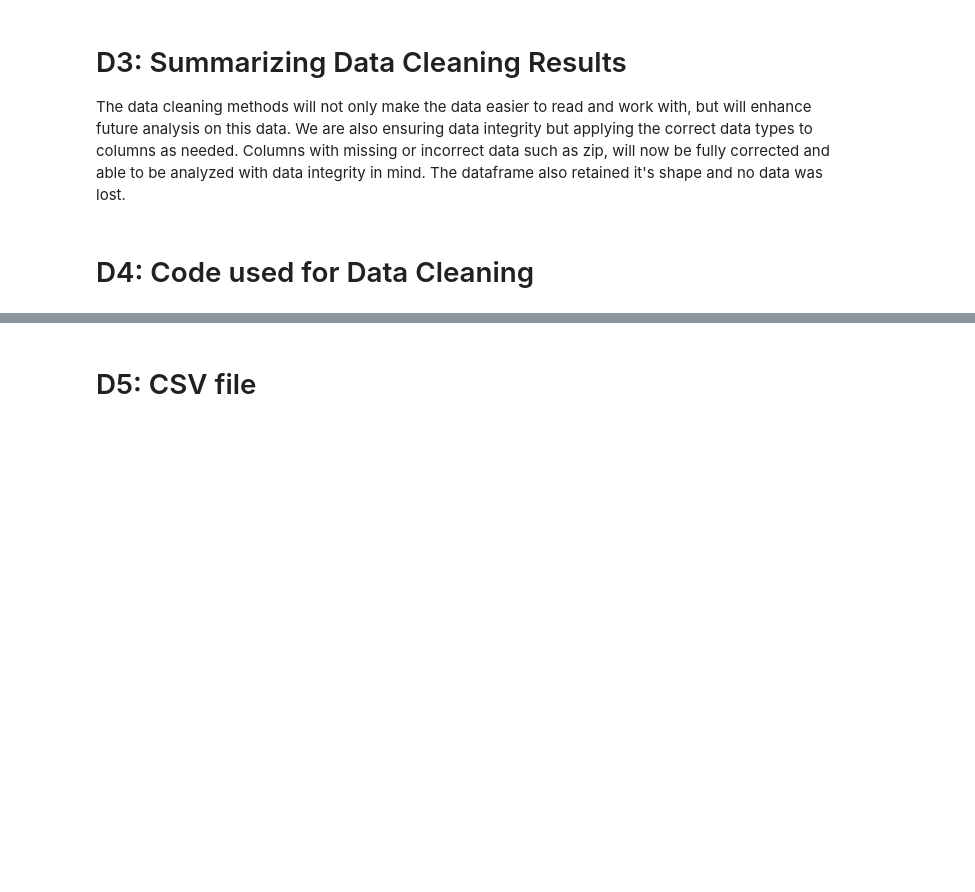
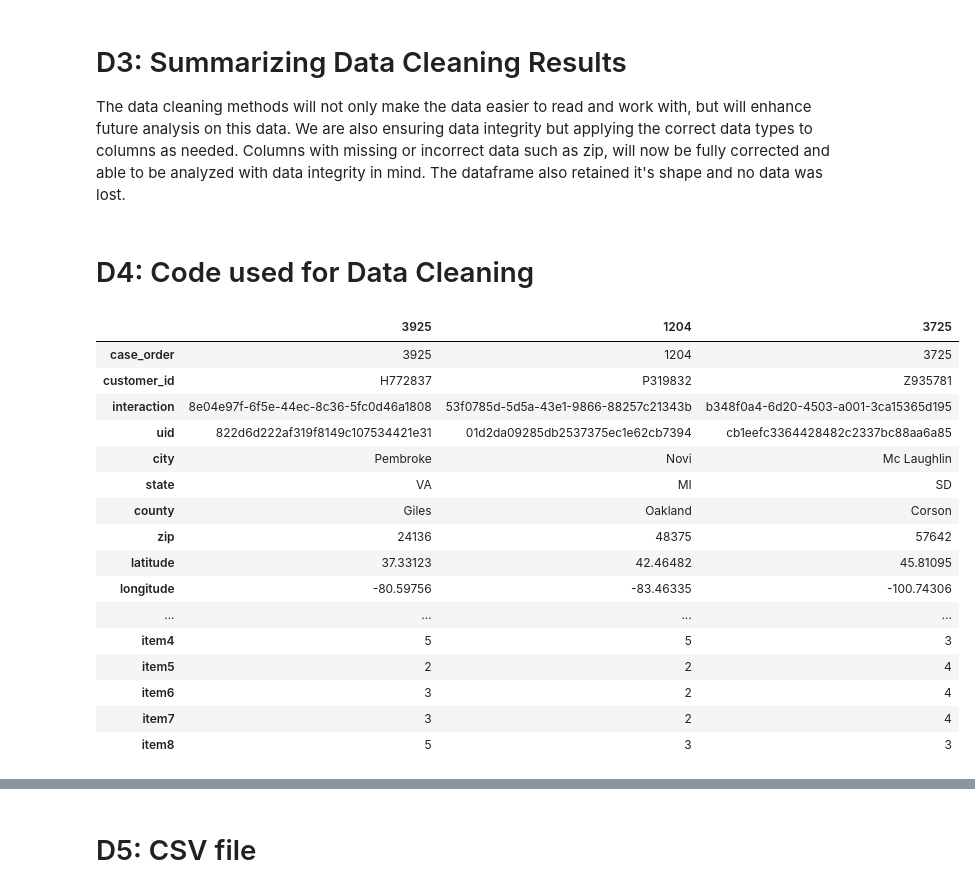
Before and after one commit to DesireeMcElroy/WGU_MSDA, a Jupyter notebook: D206-Data_Cleaning/medical_data.ipynb, the cells around one changed output, grey strips where cells are left out. Drawn from its saved outputs; the diff is of its cells as text; code cells hidden in the pictures; blank space fills up the shorter version.

```diff
--- a/D206-Data_Cleaning/medical_data.ipynb
+++ b/D206-Data_Cleaning/medical_data.ipynb
@@ -1173,6 +1195,26 @@ columns = ['case_order', 'customer_id', 'interaction', 'uid', 'city',
            'item7', 'item8']
 
 df.columns = columns
+# %%
+df.sample(3).T
+# %% [output]
+|  | 3925 | 1204 | 3725 |
+| case_order | 3925 | 1204 | 3725 |
+| customer_id | H772837 | P319832 | Z935781 |
+| interaction | 8e04e97f-6f5e-44ec-8c36-5fc0d46a1808 | 53f0785d-5d5a-43e1-9866-88257c21343b | b348f0a4-6d20-4503-a001-3ca15365d195 |
+| uid | 822d6d222af319f8149c107534421e31 | 01d2da09285db2537375ec1e62cb7394 | cb1eefc3364428482c2337bc88aa6a85 |
+| city | Pembroke | Novi | Mc Laughlin |
+| state | VA | MI | SD |
+| county | Giles | Oakland | Corson |
+| zip | 24136 | 48375 | 57642 |
+| latitude | 37.33123 | 42.46482 | 45.81095 |
+| longitude | -80.59756 | -83.46335 | -100.74306 |
+| ... | ... | ... | ... |
+| item4 | 5 | 5 | 3 |
+| item5 | 2 | 2 | 4 |
+| item6 | 3 | 2 | 4 |
+| item7 | 3 | 2 | 4 |
+| item8 | 5 | 3 | 3 |
 # %%
 df.dtypes
 # %% [output]
```
Also changed, not shown: parts of 33 cells of this notebook.
